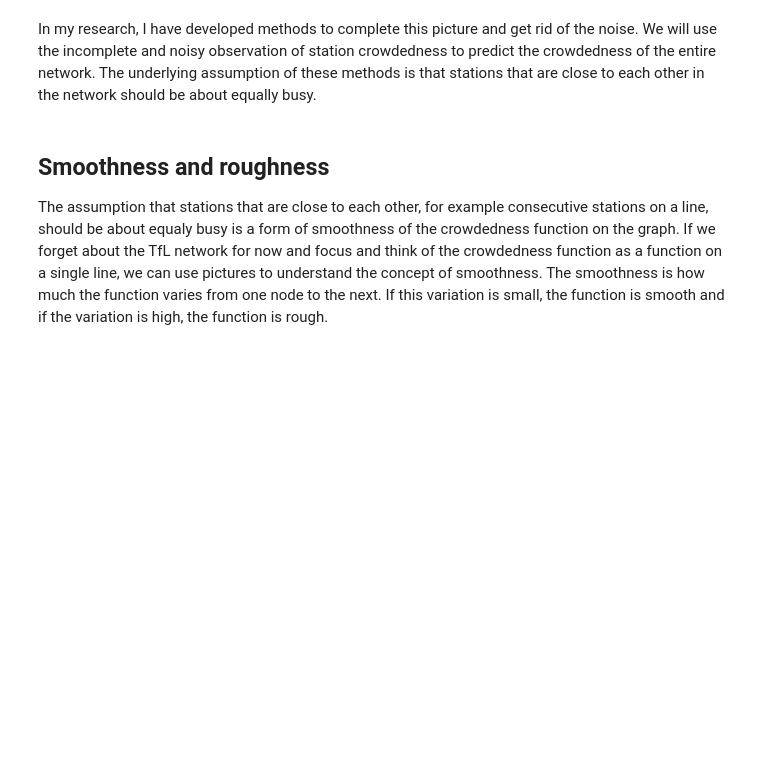
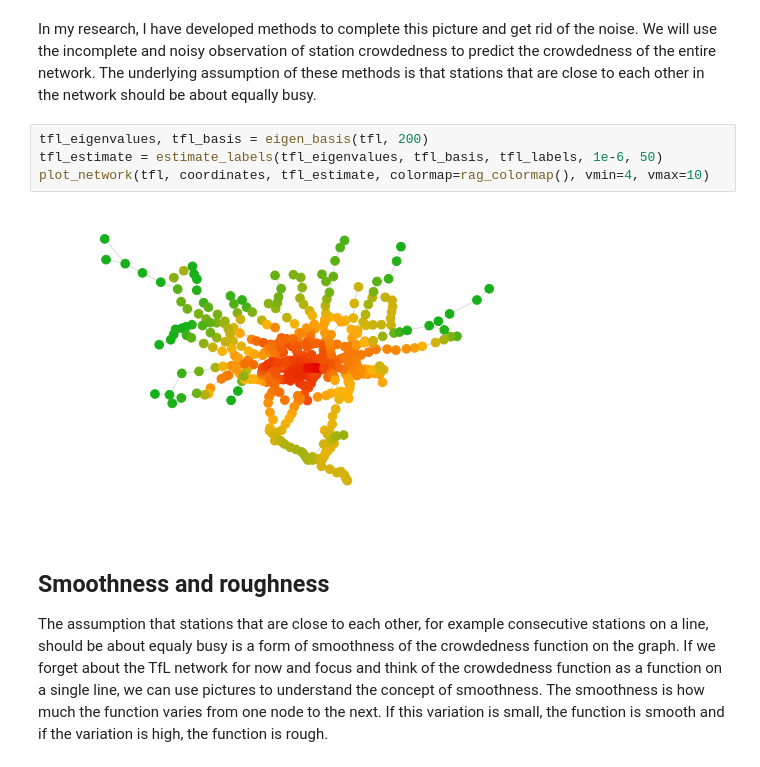
Before and after one commit to jarno35/thesis-presentation, a Jupyter notebook: thesis_presentation.ipynb, the cells around one changed output. Cells and saved outputs as stored; diff of their text form; blank space fills up the shorter version.

```diff
--- a/thesis_presentation.ipynb
+++ b/thesis_presentation.ipynb
@@ -21,5 +133,11 @@ One of the features of the TfL network is that it can be very busy in peak hours
 # %% [markdown]
 In my research, I have developed methods to complete this picture and get rid of the noise. We will use the incomplete and noisy observation of station crowdedness to predict the crowdedness of the entire network. The underlying assumption of these methods is that stations that are close to each other in the network should be about equally busy.
+# %%
+tfl_eigenvalues, tfl_basis = eigen_basis(tfl, 200)
+tfl_estimate = estimate_labels(tfl_eigenvalues, tfl_basis, tfl_labels, 1e-6, 50)
+plot_network(tfl, coordinates, tfl_estimate, colormap=rag_colormap(), vmin=4, vmax=10)
+# %% [output]
+[figure, added]
 # %% [markdown]
 ## Smoothness and roughness
 
```
Also changed, not shown: parts of 7 cells of this notebook, 1 other file.
